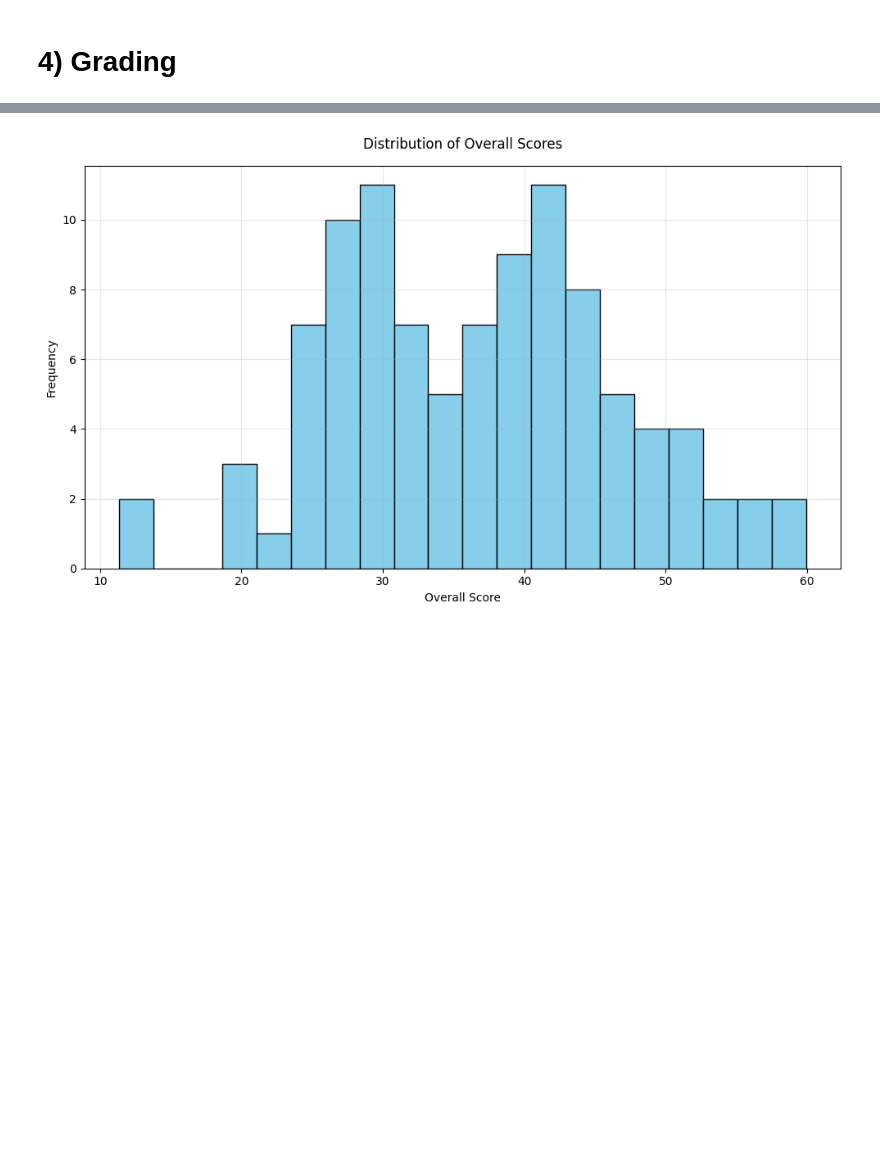
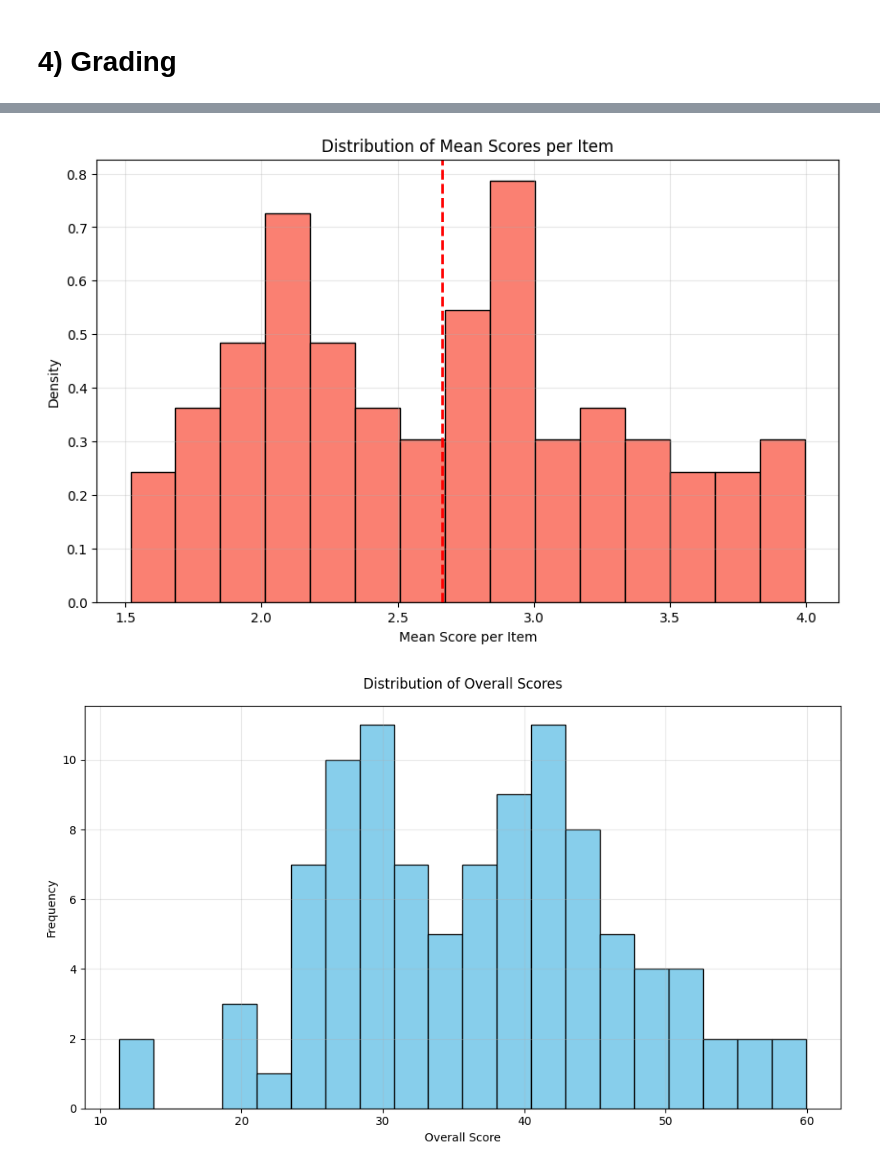
Before and after one commit to morgannmccarty/phantasia_data_analysis, a Jupyter notebook: data_analysis.ipynb, the cells around one changed output, grey strips where cells are left out. Cells and saved outputs as stored; diff of their text form; code cells hidden in the pictures; blank space fills up the shorter version.

```diff
--- a/data_analysis.ipynb
+++ b/data_analysis.ipynb
@@ -626,3 +626,16 @@ graded_results
+# %%
+plt.figure(figsize=(10,6))
+plt.hist(graded_results['mean_score_per_item'], bins=15, color='salmon',
+         edgecolor='black', density=True)
+plt.axvline(graded_results['overall_score'].sum()/graded_results['n_graded'].sum(), color='red',
+            linestyle='dashed', linewidth=2)
+plt.title('Distribution of Mean Scores per Item')
+plt.xlabel('Mean Score per Item')
+plt.ylabel('Density')
+plt.grid(True, alpha=0.3)
+plt.show()
+# %% [output]
+[figure, added]
 # %%
 plt.figure(figsize=(10,6))
 plt.hist(graded_results['overall_score'], bins=20, color='skyblue', edgecolor='black')
```
Also changed, not shown: parts of 11 cells of this notebook, 4 other files.
